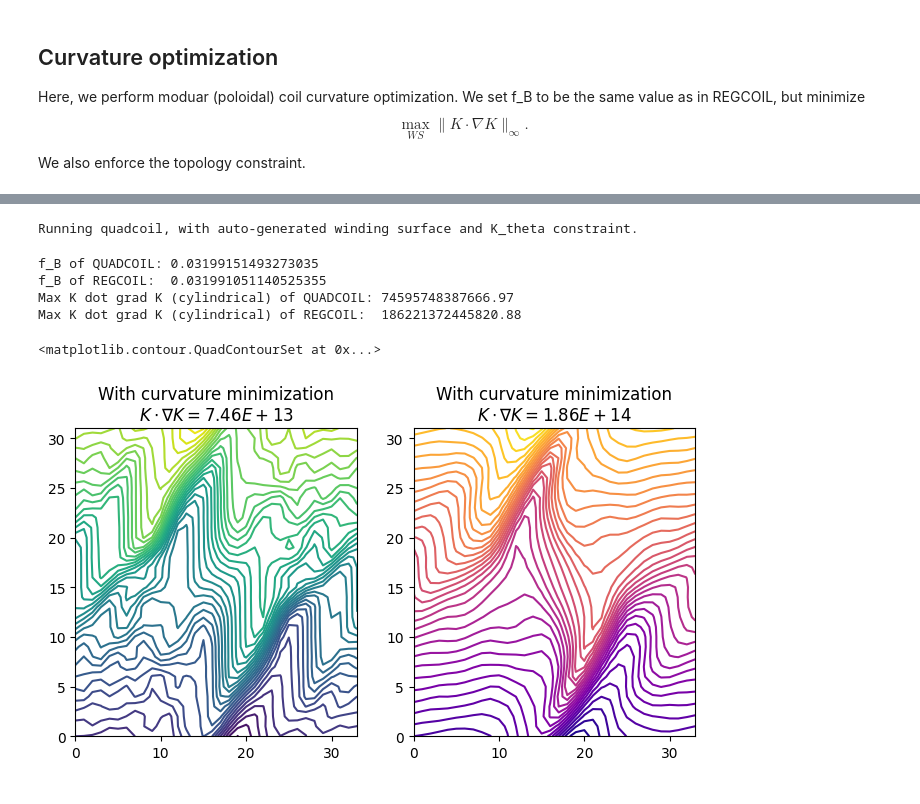
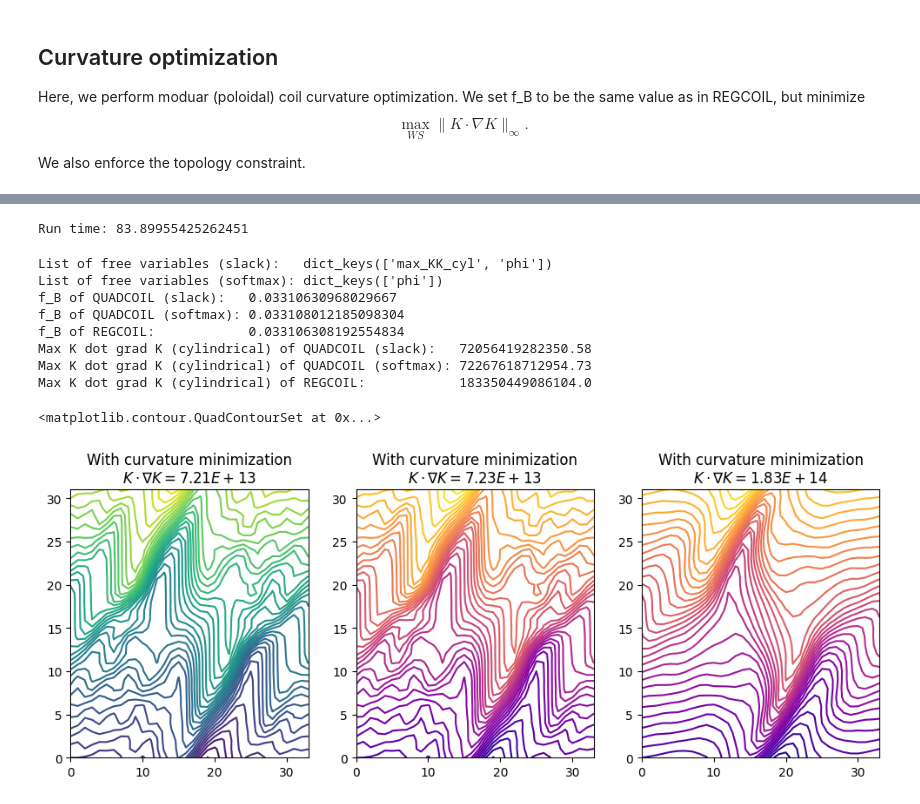
Before and after one commit to lankef/quadcoil, a Jupyter notebook: examples/curvature.ipynb, the cells around one changed output, grey strips where cells are left out. Cells and saved outputs as stored; diff of their text form; code cells hidden in the pictures.

Commit message:
Adding softmax, an effective method for  smoothing non-smooth problems

```diff
--- a/examples/curvature.ipynb
+++ b/examples/curvature.ipynb
@@ -123,8 +153,12 @@ We also enforce the topology constraint.
 # %%
 # This is a curvature optimization problem.
-# It's different
-print('Running quadcoil, with auto-generated '\
-      'winding surface and K_theta constraint.')
+# The two blocks below runs it with two smoothing modes.
+# The curvature proxy is a non-smooth proxy and needs
+# to be smoothed to let BFGS work well.
+
+# Slack mode
+# Accurate but high dofs #. Difficult to adjoint differentiate.
+time1 = time.time()
 out_dict, qp, dofs, status = quadcoil(
     nfp=plasma_surface.nfp,
     stellsym=plasma_surface.stellsym,
@@ -152,20 +186,32 @@ out_dict, qp, dofs, status = quadcoil(
     # Set the output metrics to f_B and f_K
     metric_name=('f_B', 'f_K', 'f_max_K_dot_grad_K_cyl'),
     # verbose=3,
+    smoothing='slack',
 )
+time2 = time.time()
+print('Run time:', time2 - time1)
 # %% [output]
-Running quadcoil, with auto-generated winding surface and K_theta constraint.
+Run time: 83.89955425262451
 # %%
 f_max_K_dot_grad_K_cyl_new = out_dict['f_max_K_dot_grad_K_cyl']['value']
-print('f_B of QUADCOIL:', out_dict['f_B']['value'])
-print('f_B of REGCOIL: ', regcoil_out_dict['f_B']['value'])
-print('Max K dot grad K (cylindrical) of QUADCOIL:', f_max_K_dot_grad_K_cyl_new)
-print('Max K dot grad K (cylindrical) of REGCOIL: ', f_max_K_dot_grad_K_cyl_ref)
+f_max_K_dot_grad_K_cyl_new2 = out_dict2['f_max_K_dot_grad_K_cyl']['value']
+print('List of free variables (slack):  ', dofs.keys())
+print('List of free variables (softmax):', dofs2.keys())
+print('f_B of QUADCOIL (slack):  ', out_dict['f_B']['value'])
+print('f_B of QUADCOIL (softmax):', out_dict2['f_B']['value'])
+print('f_B of REGCOIL:           ', regcoil_out_dict['f_B']['value'])
+print('Max K dot grad K (cylindrical) of QUADCOIL (slack):  ', f_max_K_dot_grad_K_cyl_new)
+print('Max K dot grad K (cylindrical) of QUADCOIL (softmax):', f_max_K_dot_grad_K_cyl_new2)
+print('Max K dot grad K (cylindrical) of REGCOIL:           ', f_max_K_dot_grad_K_cyl_ref)
 # %% [output]
-f_B of QUADCOIL: 0.03199151493273035
-f_B of REGCOIL:  0.031991051140525355
-Max K dot grad K (cylindrical) of QUADCOIL: 74595748387666.97
-Max K dot grad K (cylindrical) of REGCOIL:  186221372445820.88
+List of free variables (slack):   dict_keys(['max_KK_cyl', 'phi'])
+List of free variables (softmax): dict_keys(['phi'])
+f_B of QUADCOIL (slack):   0.03310630968029667
+f_B of QUADCOIL (softmax): 0.033108012185098304
+f_B of REGCOIL:            0.033106308192554834
+Max K dot grad K (cylindrical) of QUADCOIL (slack):   72056419282350.58
+Max K dot grad K (cylindrical) of QUADCOIL (softmax): 72267618712954.73
+Max K dot grad K (cylindrical) of REGCOIL:            183350449086104.0
 # %%
 # Creating a high-resolution problem
 # exclusively for plotting
@@ -191,21 +237,28 @@ qp_for_plotting = QuadcoilParams(
 )
 # %%
 from decimal import Decimal
-plt.figure(figsize=(8,4))
-plt.subplot(1,2,1)
+plt.figure(figsize=(12,4))
+plt.subplot(1,3,1)
 plt.title(
     'With curvature minimization\n'+r'$K\cdot\nabla K = '
     + str('%.2E' % Decimal(float(f_max_K_dot_grad_K_cyl_new)))
     +'$'
 )
 plt.contour(Phi_with_net_current(qp, dofs), levels=40)
-plt.subplot(1,2,2)
+plt.subplot(1,3,2)
+plt.title(
+    'With curvature minimization\n'+r'$K\cdot\nabla K = '
+    + str('%.2E' % Decimal(float(f_max_K_dot_grad_K_cyl_new2)))
+    +'$'
+)
+plt.contour(Phi_with_net_current(qp, dofs2), levels=40, cmap='plasma')
+plt.subplot(1,3,3)
 plt.title(
     'With curvature minimization\n'+r'$K\cdot\nabla K = '
     + str('%.2E' % Decimal(float(f_max_K_dot_grad_K_cyl_ref)))
     +'$'
 )
 plt.contour(Phi_with_net_current(qp, regcoil_dofs), levels=40, cmap='plasma')
 # %% [output]
 <matplotlib.contour.QuadContourSet at 0x...>
-[figure, old version]
+[figure, new version]
```
Also changed, not shown: parts of 7 cells of this notebook, 9 other files.
